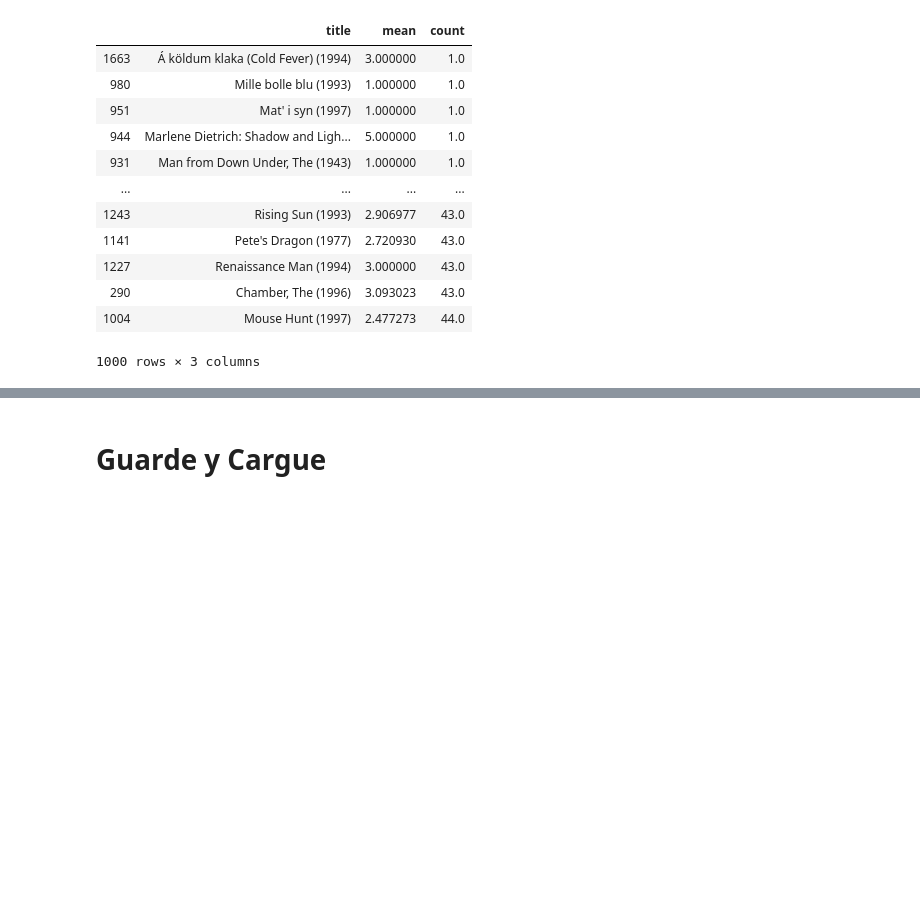
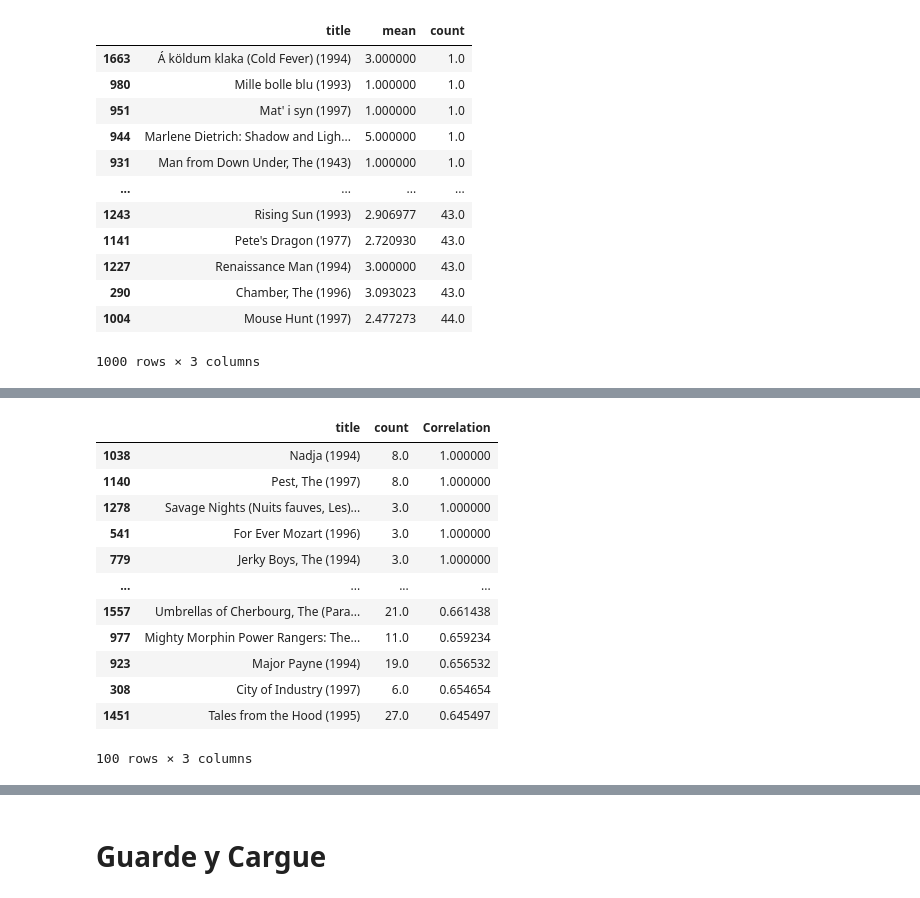
Before and after one commit to fcujar/Movies-Rec, a Jupyter notebook: Movie Recommender Sysyem.ipynb, the cells around one changed output, grey strips where cells are left out. Cells and saved outputs as stored; diff of their text form; code cells hidden in the pictures; blank space fills up the shorter version.

```diff
--- a/Movie Recommender Sysyem.ipynb
+++ b/Movie Recommender Sysyem.ipynb
@@ -262,0 +346,17 @@ mean_and_count_rating.sort_values('count',ascending=True).head(1000)
+# %%
+titanic_correlations = titanic_correlations.sort_values('Correlation',ascending=False)
+titanic_correlations.head(100)
+# %% [output]
+|  | title | count | Correlation |
+| 1038 | Nadja (1994) | 8.0 | 1.000000 |
+| 1140 | Pest, The (1997) | 8.0 | 1.000000 |
+| 1278 | Savage Nights (Nuits fauves, Les)... | 3.0 | 1.000000 |
+| 541 | For Ever Mozart (1996) | 3.0 | 1.000000 |
+| 779 | Jerky Boys, The (1994) | 3.0 | 1.000000 |
+| ... | ... | ... | ... |
+| 1557 | Umbrellas of Cherbourg, The (Para... | 21.0 | 0.661438 |
+| 977 | Mighty Morphin Power Rangers: The... | 11.0 | 0.659234 |
+| 923 | Major Payne (1994) | 19.0 | 0.656532 |
+| 308 | City of Industry (1997) | 6.0 | 0.654654 |
+| 1451 | Tales from the Hood (1995) | 27.0 | 0.645497 |
+100 rows × 3 columns
```
Also changed, not shown: parts of 17 cells of this notebook.
